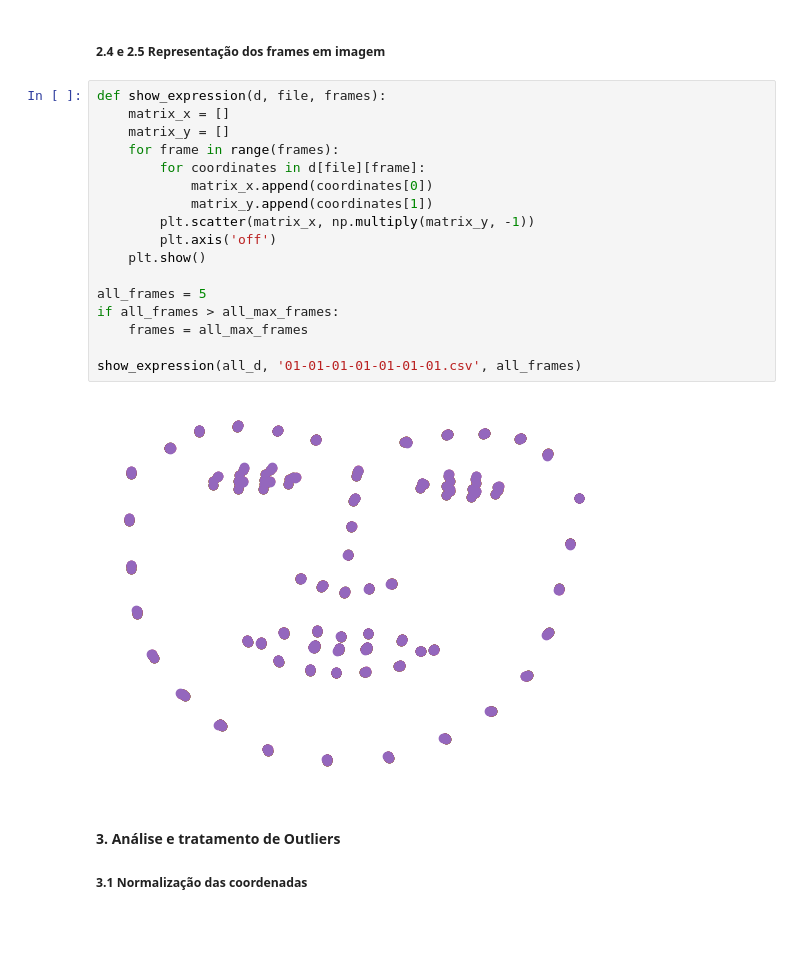
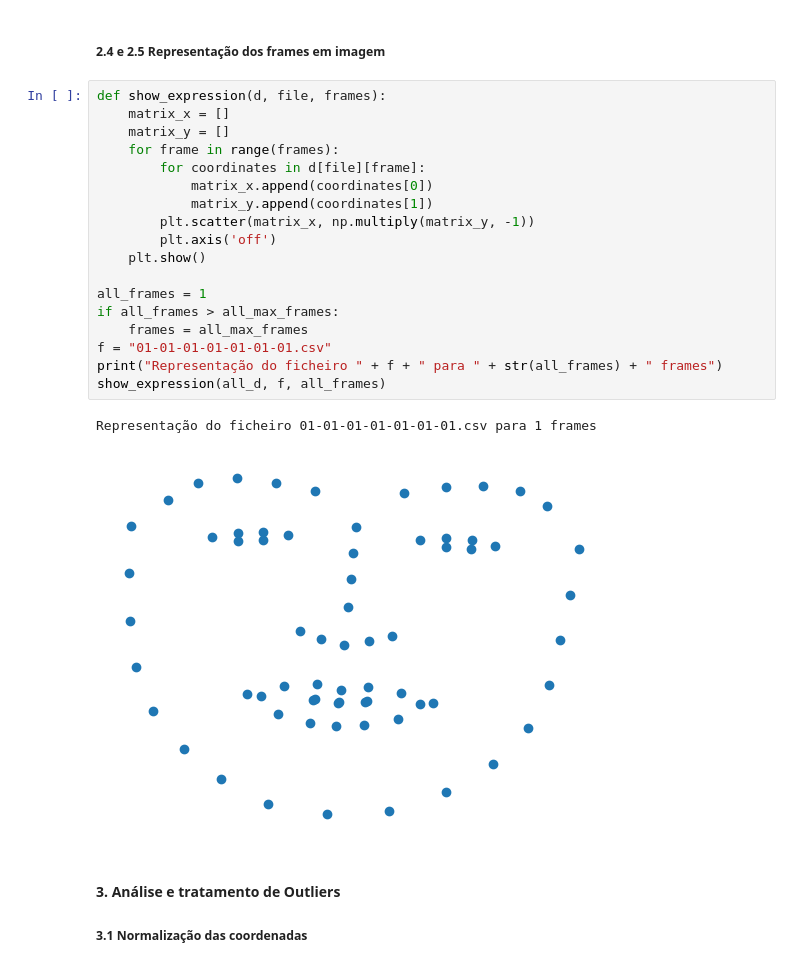
Before and after one commit to cmom2002/TCD, a Jupyter notebook: Part_A/020245868_2020246886_EA2023.ipynb, the cells around one changed output. Saved outputs shown, nothing was run; the diff lists cells and outputs as text; blank space fills up the shorter version.

```diff
--- a/Part_A/020245868_2020246886_EA2023.ipynb
+++ b/Part_A/020245868_2020246886_EA2023.ipynb
@@ -162,22 +162,24 @@ print(all_ef)
 # %%
 def show_expression(d, file, frames):
     matrix_x = []
     matrix_y = []
     for frame in range(frames):
         for coordinates in d[file][frame]:
             matrix_x.append(coordinates[0])
             matrix_y.append(coordinates[1])
         plt.scatter(matrix_x, np.multiply(matrix_y, -1))
         plt.axis('off')
     plt.show()
 
-all_frames = 5
+all_frames = 1
 if all_frames > all_max_frames:
     frames = all_max_frames
-
-show_expression(all_d, '01-01-01-01-01-01-01.csv', all_frames)
+f = "01-01-01-01-01-01-01.csv"
+print("Representação do ficheiro " + f + " para " + str(all_frames) + " frames")
+show_expression(all_d, f, all_frames)
 # %% [output]
+Representação do ficheiro 01-01-01-01-01-01-01.csv para 1 frames
-[figure, old version]
+[figure, new version]
 # %% [markdown]
 #### 3. Análise e tratamento de Outliers
 ##### 3.1 Normalização das coordenadas
```
Also changed, not shown: parts of 18 cells of this notebook, 2 other files.
